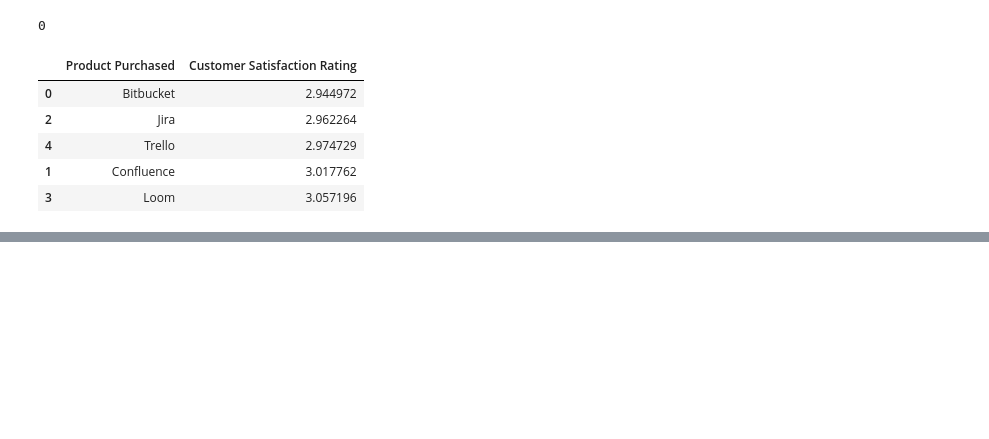
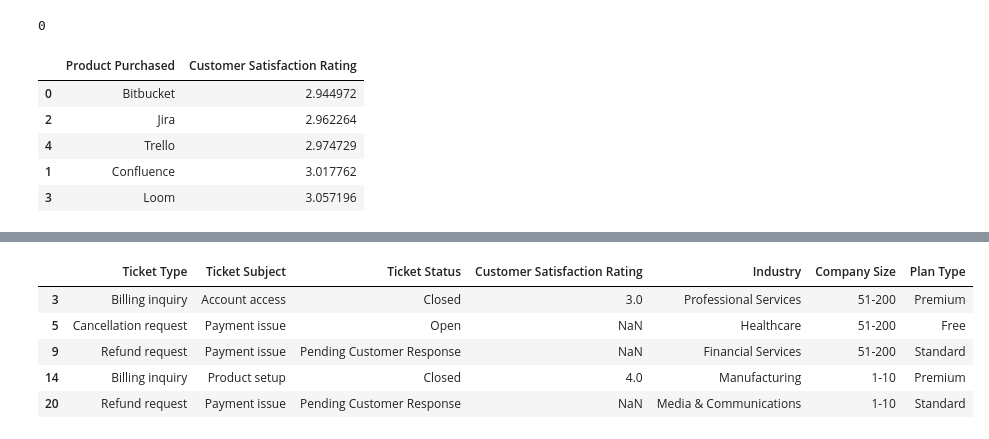
Before and after one commit to Rushik-Rsenal/AtlassianDatathon, a Jupyter notebook: eda.ipynb, the cells around one changed output, grey strips where cells are left out. Saved outputs shown, nothing was run; the diff lists cells and outputs as text; code cells hidden in the pictures; blank space fills up the shorter version.

```diff
--- a/eda.ipynb
+++ b/eda.ipynb
@@ -294,0 +406,11 @@ refund_requests.head()
+# %%
+loom_merged = merged_df[merged_df["Product Purchased"] == "Loom"]
+loom_merged_ind_tickets = loom_merged[["Ticket Type", "Ticket Subject", "Ticket Status", "Customer Satisfaction Rating", "Industry", "Company Size", "Plan Type"]]
+loom_merged_ind_tickets.head()
+# %% [output]
+|  | Ticket Type | Ticket Subject | Ticket Status | Customer Satisfaction Rating | Industry | Company Size | Plan Type |
+| 3 | Billing inquiry | Account access | Closed | 3.0 | Professional Services | 51-200 | Premium |
+| 5 | Cancellation request | Payment issue | Open | NaN | Healthcare | 51-200 | Free |
+| 9 | Refund request | Payment issue | Pending Customer Response | NaN | Financial Services | 51-200 | Standard |
+| 14 | Billing inquiry | Product setup | Closed | 4.0 | Manufacturing | 1-10 | Premium |
+| 20 | Refund request | Payment issue | Pending Customer Response | NaN | Media & Communications | 1-10 | Standard |
```
Also changed, not shown: parts of 12 cells of this notebook, 1 other file.
